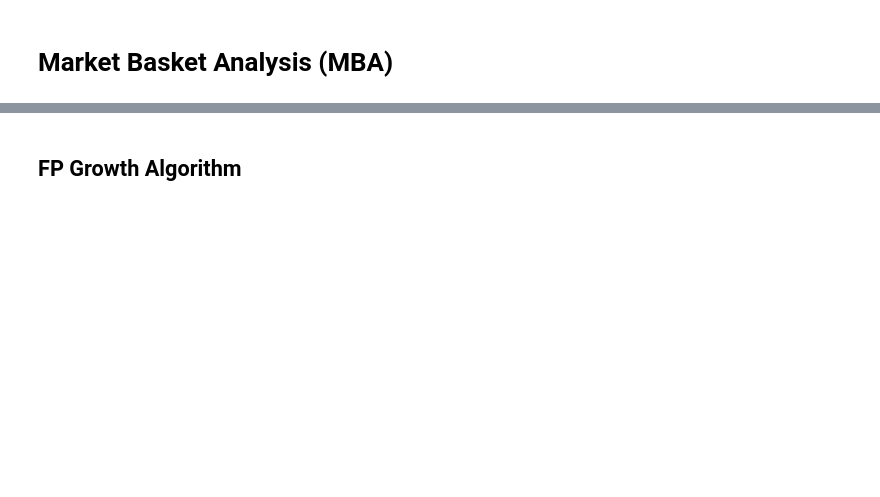
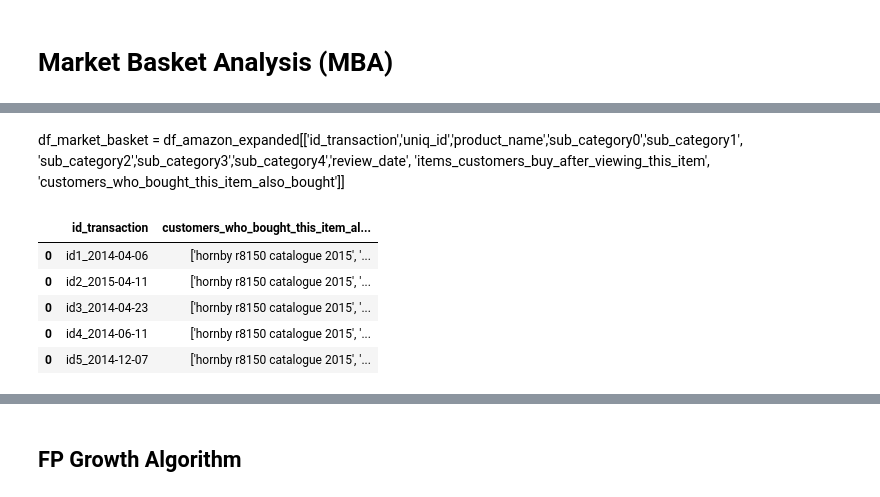
Before and after one commit to FJGM2023015/Recommendation-System-Market-Basket-Analysis-, a Jupyter notebook: recomm_system_market_basket_analysis.ipynb, the cells around one changed output, grey strips where cells are left out. Cells and saved outputs as stored; diff of their text form; code cells hidden in the pictures; blank space fills up the shorter version.

```diff
--- a/recomm_system_market_basket_analysis.ipynb
+++ b/recomm_system_market_basket_analysis.ipynb
@@ -954,0 +904,14 @@ dfsdfsdfsdf
+# %% [markdown]
+df_market_basket = df_amazon_expanded[['id_transaction','uniq_id','product_name','sub_category0','sub_category1',
+                                        'sub_category2','sub_category3','sub_category4','review_date',
+                                       'items_customers_buy_after_viewing_this_item',
+                                       'customers_who_bought_this_item_also_bought']]
+# %%
+df_market_basket.head()
+# %% [output]
+|  | id_transaction | customers_who_bought_this_item_al... |
+| 0 | id1_2014-04-06 | ['hornby r8150 catalogue 2015', '... |
+| 0 | id2_2015-04-11 | ['hornby r8150 catalogue 2015', '... |
+| 0 | id3_2014-04-23 | ['hornby r8150 catalogue 2015', '... |
+| 0 | id4_2014-06-11 | ['hornby r8150 catalogue 2015', '... |
+| 0 | id5_2014-12-07 | ['hornby r8150 catalogue 2015', '... |
```
Also changed, not shown: parts of 44 cells of this notebook.
